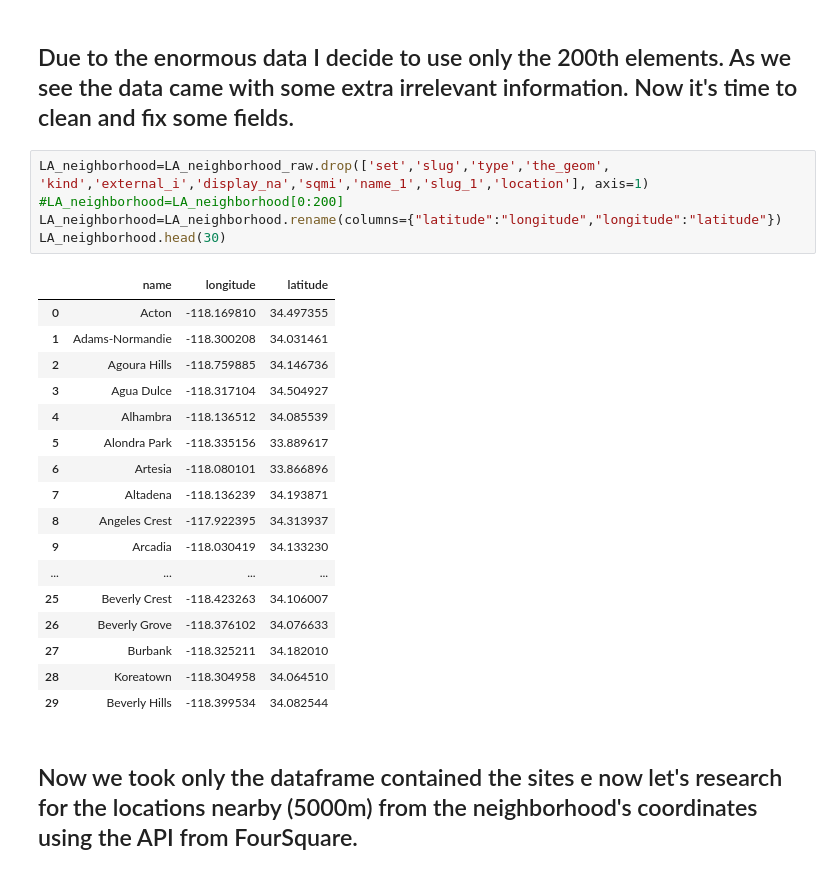
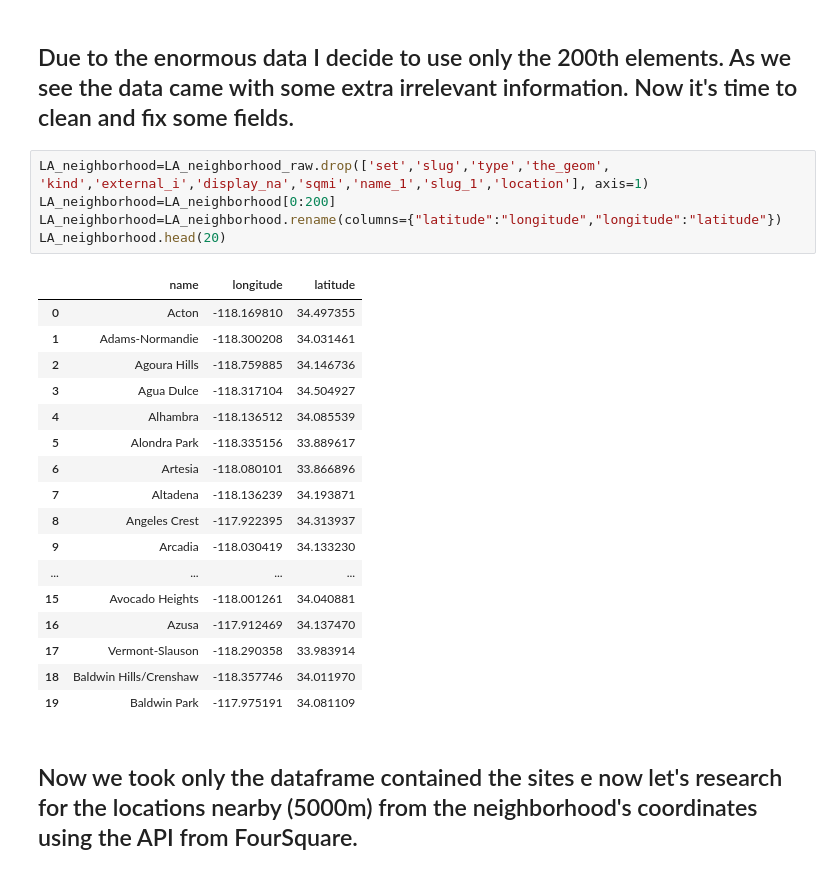
Before and after one commit to EloisaLira/COURSERA_CAPSTONE, a Jupyter notebook: Project_Battle_Neighborhoods_week01.ipynb, the cells around one changed output. Saved outputs shown, nothing was run; the diff lists cells and outputs as text.

```diff
--- a/Project_Battle_Neighborhoods_week01.ipynb
+++ b/Project_Battle_Neighborhoods_week01.ipynb
@@ -135,27 +135,27 @@ LA_neighborhood_raw
 ## Due to the enormous data I decide to use only the 200th elements. As we see the data came with some extra irrelevant information. Now it's time to clean and fix some fields.
 # %%
 LA_neighborhood=LA_neighborhood_raw.drop(['set','slug','type','the_geom', 'kind','external_i','display_na','sqmi','name_1','slug_1','location'], axis=1)
-#LA_neighborhood=LA_neighborhood[0:200]
+LA_neighborhood=LA_neighborhood[0:200]
 LA_neighborhood=LA_neighborhood.rename(columns={"latitude":"longitude","longitude":"latitude"})
-LA_neighborhood.head(30)
+LA_neighborhood.head(20)
 # %% [output]
 |  | name | longitude | latitude |
 | 0 | Acton | -118.169810 | 34.497355 |
 | 1 | Adams-Normandie | -118.300208 | 34.031461 |
 | 2 | Agoura Hills | -118.759885 | 34.146736 |
 | 3 | Agua Dulce | -118.317104 | 34.504927 |
 | 4 | Alhambra | -118.136512 | 34.085539 |
 | 5 | Alondra Park | -118.335156 | 33.889617 |
 | 6 | Artesia | -118.080101 | 33.866896 |
 | 7 | Altadena | -118.136239 | 34.193871 |
 | 8 | Angeles Crest | -117.922395 | 34.313937 |
 | 9 | Arcadia | -118.030419 | 34.133230 |
 | ... | ... | ... | ... |
-| 25 | Beverly Crest | -118.423263 | 34.106007 |
-| 26 | Beverly Grove | -118.376102 | 34.076633 |
-| 27 | Burbank | -118.325211 | 34.182010 |
-| 28 | Koreatown | -118.304958 | 34.064510 |
-| 29 | Beverly Hills | -118.399534 | 34.082544 |
+| 15 | Avocado Heights | -118.001261 | 34.040881 |
+| 16 | Azusa | -117.912469 | 34.137470 |
+| 17 | Vermont-Slauson | -118.290358 | 33.983914 |
+| 18 | Baldwin Hills/Crenshaw | -118.357746 | 34.011970 |
+| 19 | Baldwin Park | -117.975191 | 34.081109 |
 # %% [markdown]
 ## Now we took only the dataframe contained the sites e now let's research for the locations  nearby (5000m) from the neighborhood's coordinates using the API from FourSquare.
 # %%
```
Also changed, not shown: parts of 18 cells of this notebook.
